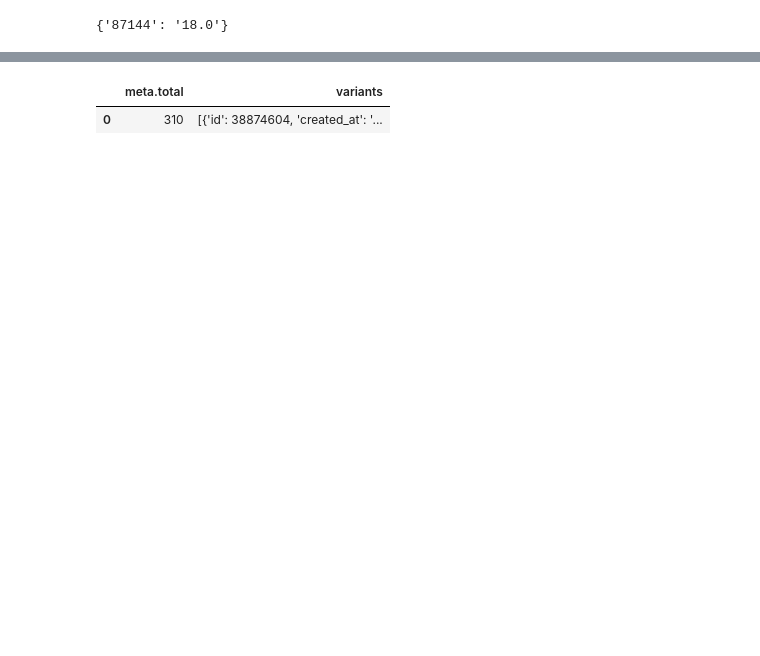
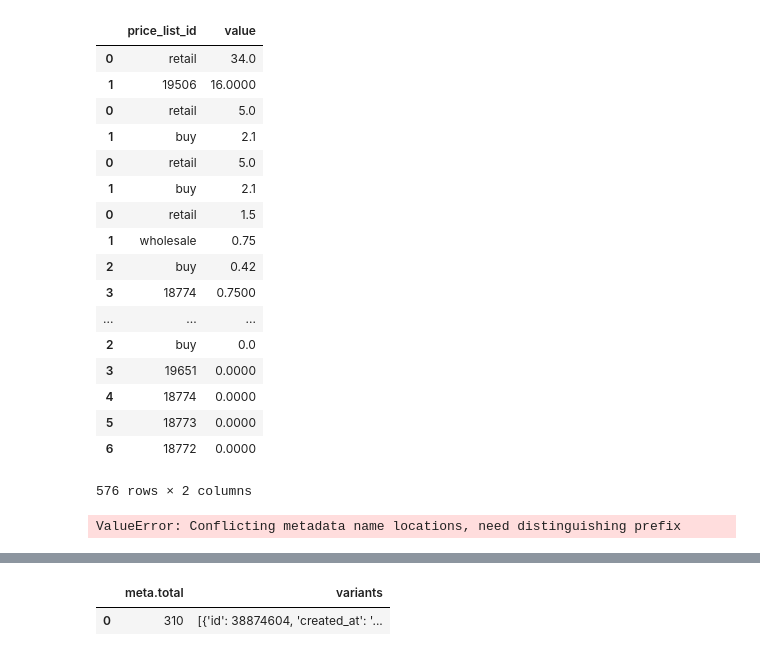
Before and after one commit to jeffl24/geckorizer, a Jupyter notebook: TradeGecko API Requests - Variants Inventory.ipynb, the cells around one changed output, grey strips where cells are left out. Drawn from its saved outputs; the diff is of its cells as text; code cells hidden in the pictures; blank space fills up the shorter version.

```diff
--- a/TradeGecko API Requests - Variants Inventory.ipynb
+++ b/TradeGecko API Requests - Variants Inventory.ipynb
@@ -16,5 +147,31 @@ variants_df['created_at']  = pd.to_datetime(variants_df['created_at'])
+# %%
+test_df = pd.DataFrame()
+for row in range(len(variants_df)):
+
+    append_df = pd.io.json.json_normalize(variants_df['variant_prices'][row])
+    test_df = pd.concat([test_df, append_df])
+
+test_df
+# %% [output]
+|  | price_list_id | value |
+| 0 | retail | 34.0 |
+| 1 | 19506 | 16.0000 |
+| 0 | retail | 5.0 |
+| 1 | buy | 2.1 |
+| 0 | retail | 5.0 |
+| 1 | buy | 2.1 |
+| 0 | retail | 1.5 |
+| 1 | wholesale | 0.75 |
+| 2 | buy | 0.42 |
+| 3 | 18774 | 0.7500 |
+| ... | ... | ... |
+| 2 | buy | 0.0 |
+| 3 | 19651 | 0.0000 |
+| 4 | 18774 | 0.0000 |
+| 5 | 18773 | 0.0000 |
+| 6 | 18772 | 0.0000 |
+576 rows × 2 columns
 # %%
-test_meta_df = pd.io.json.json_normalize(variants_json, record_path='variants') #eta=['stock_levels'], errors='ignore' )
-test_meta_df['stock_levels'][0]
+pd.io.json.json_normalize(variants_json,record_path='variants', meta=['locations'],errors='ignore')
 # %% [output]
-{'87144': '18.0'}
+ValueError: Conflicting metadata name locations, need distinguishing prefix
```
Also changed, not shown: parts of 10 cells of this notebook.
